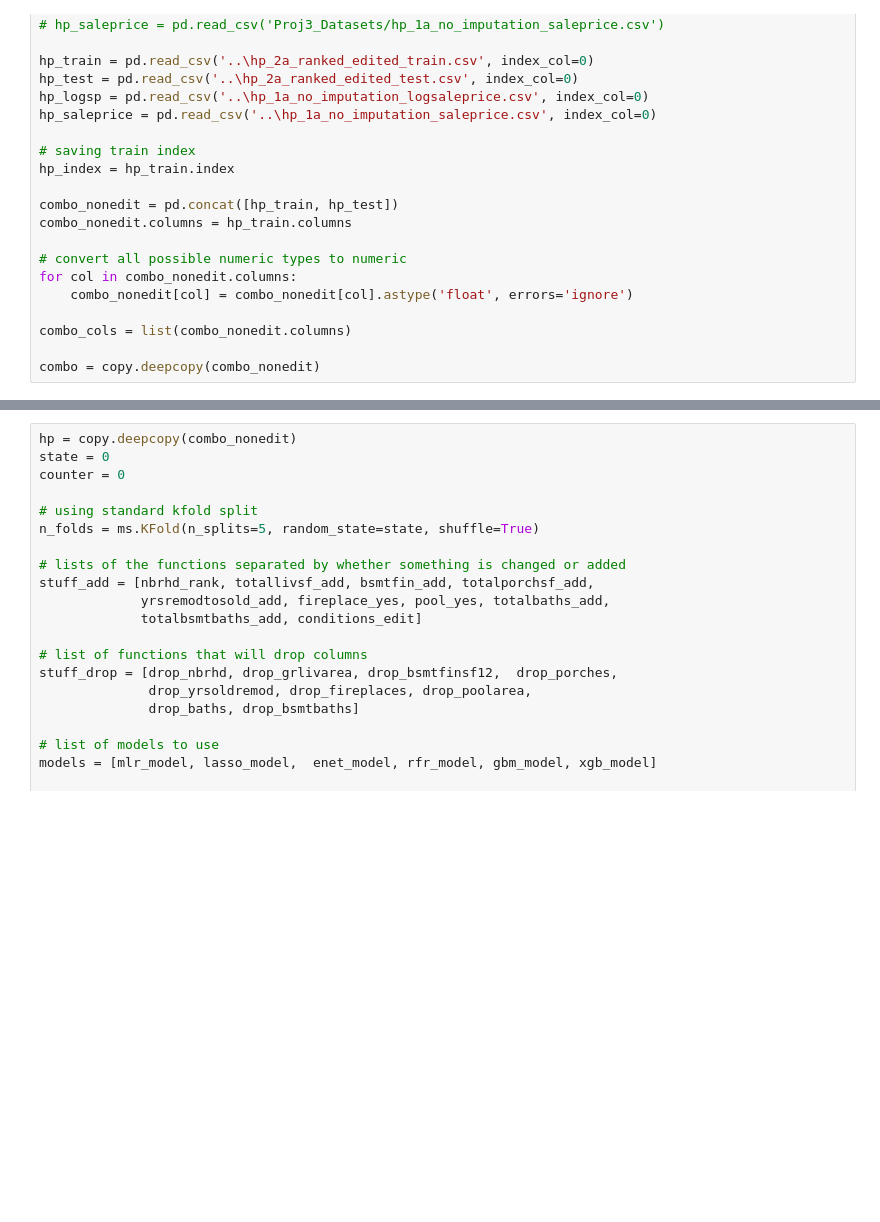
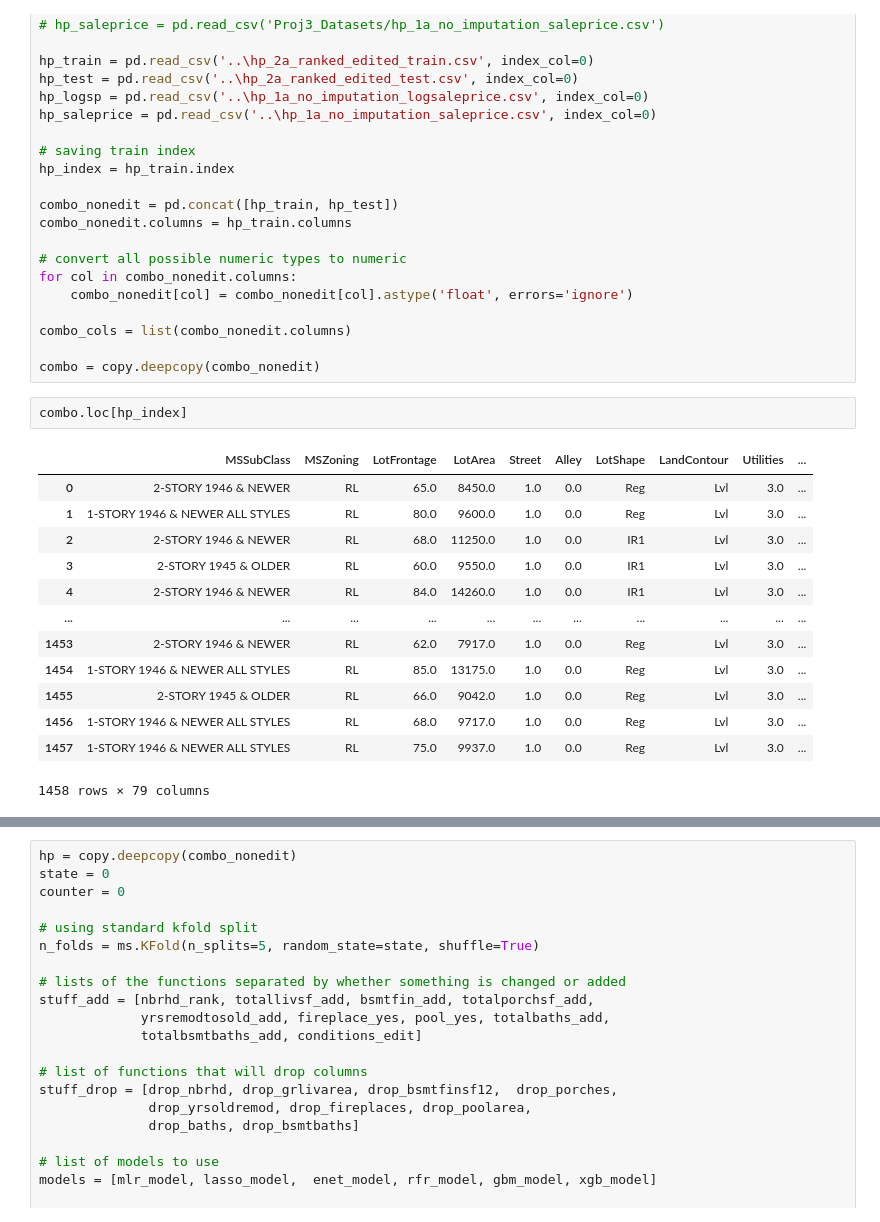
Before and after one commit to tdchoi7/ML_Project_Self, a Jupyter notebook: 3a_Adding_New_Cols_CPU_WORKING.ipynb, the cells around one changed output, grey strips where cells are left out. Cells and saved outputs as stored; diff of their text form; blank space fills up the shorter version.

```diff
--- a/3a_Adding_New_Cols_CPU_WORKING.ipynb
+++ b/3a_Adding_New_Cols_CPU_WORKING.ipynb
@@ -77,6 +84,22 @@ for col in combo_nonedit.columns:
 combo_cols = list(combo_nonedit.columns)
 
 combo = copy.deepcopy(combo_nonedit)
+# %%
+combo.loc[hp_index]
+# %% [output]
+|  | MSSubClass | MSZoning | LotFrontage | LotArea | Street | Alley | LotShape | LandContour | Utilities | ... |
+| 0 | 2-STORY 1946 & NEWER | RL | 65.0 | 8450.0 | 1.0 | 0.0 | Reg | Lvl | 3.0 | ... |
+| 1 | 1-STORY 1946 & NEWER ALL STYLES | RL | 80.0 | 9600.0 | 1.0 | 0.0 | Reg | Lvl | 3.0 | ... |
+| 2 | 2-STORY 1946 & NEWER | RL | 68.0 | 11250.0 | 1.0 | 0.0 | IR1 | Lvl | 3.0 | ... |
+| 3 | 2-STORY 1945 & OLDER | RL | 60.0 | 9550.0 | 1.0 | 0.0 | IR1 | Lvl | 3.0 | ... |
+| 4 | 2-STORY 1946 & NEWER | RL | 84.0 | 14260.0 | 1.0 | 0.0 | IR1 | Lvl | 3.0 | ... |
+| ... | ... | ... | ... | ... | ... | ... | ... | ... | ... | ... |
+| 1453 | 2-STORY 1946 & NEWER | RL | 62.0 | 7917.0 | 1.0 | 0.0 | Reg | Lvl | 3.0 | ... |
+| 1454 | 1-STORY 1946 & NEWER ALL STYLES | RL | 85.0 | 13175.0 | 1.0 | 0.0 | Reg | Lvl | 3.0 | ... |
+| 1455 | 2-STORY 1945 & OLDER | RL | 66.0 | 9042.0 | 1.0 | 0.0 | Reg | Lvl | 3.0 | ... |
+| 1456 | 1-STORY 1946 & NEWER ALL STYLES | RL | 68.0 | 9717.0 | 1.0 | 0.0 | Reg | Lvl | 3.0 | ... |
+| 1457 | 1-STORY 1946 & NEWER ALL STYLES | RL | 75.0 | 9937.0 | 1.0 | 0.0 | Reg | Lvl | 3.0 | ... |
+1458 rows × 79 columns
 # %%
 def mlr_model(x_trn, y_trn, x_tst, y_tst):
     lm = LinearRegression()
```
Also changed, not shown: parts of 19 cells of this notebook, 23 other files.
